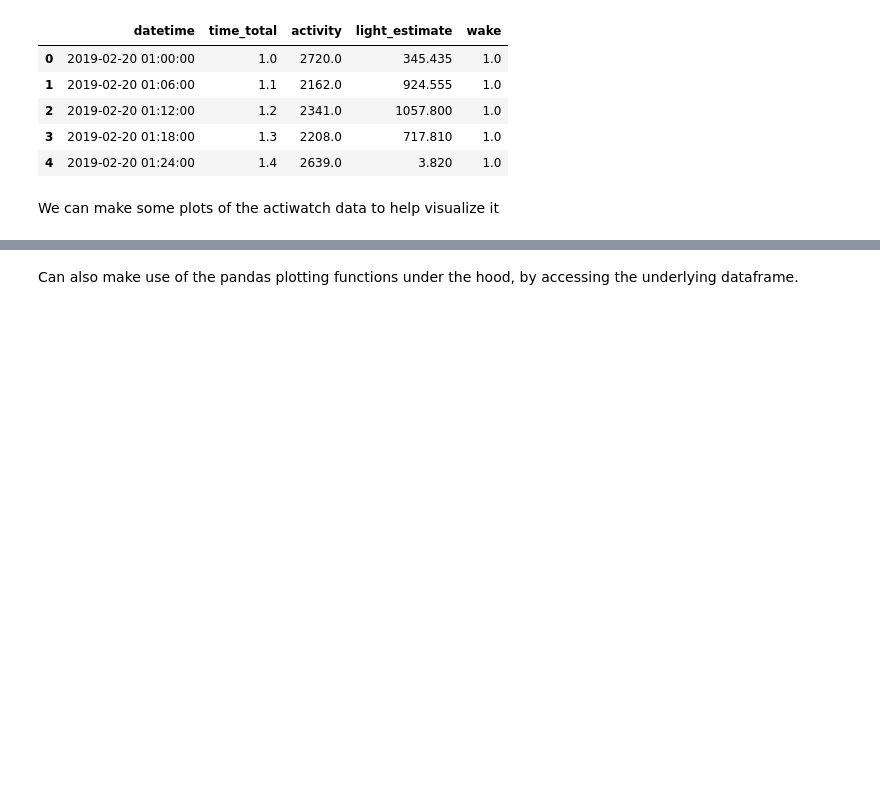
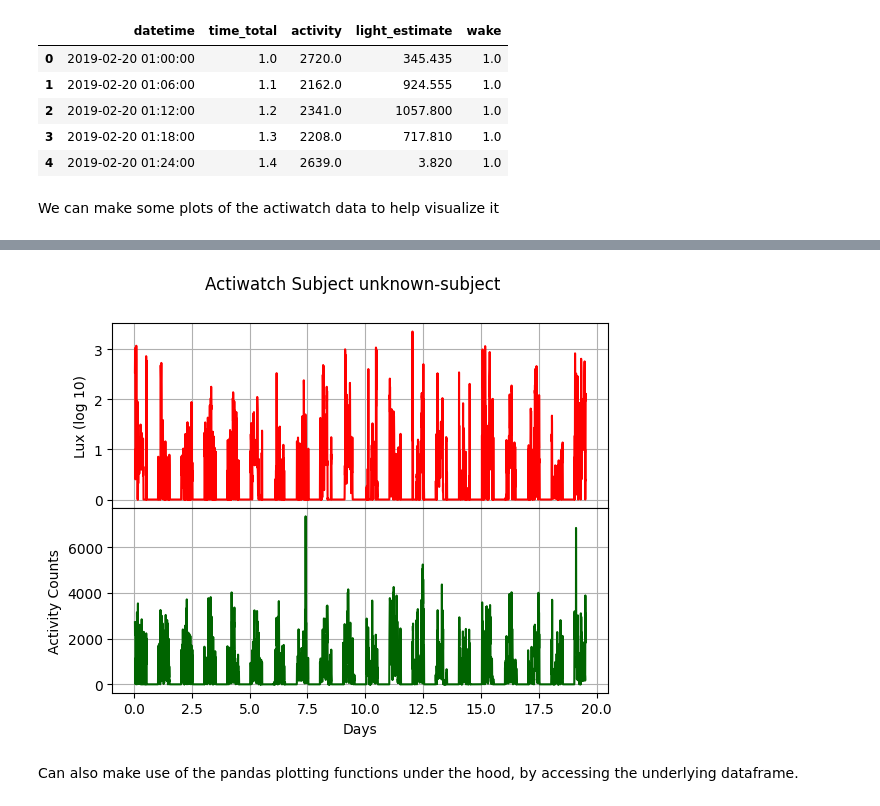
Before and after one commit to Arcascope/circadian, a Jupyter notebook: nbs/05_readers.ipynb, the cells around one changed output, grey strips where cells are left out. Drawn from its saved outputs; the diff is of its cells as text; code cells hidden in the pictures; blank space fills up the shorter version.

```diff
--- a/nbs/05_readers.ipynb
+++ b/nbs/05_readers.ipynb
@@ -797,3 +792,7 @@ We can make some plots of the actiwatch data to help visualize it
+# %%
+sample_actiwatch.plot_light_activity()
+# %% [output]
+[figure, added]
 # %% [markdown]
 Can also make use of the pandas plotting functions under the hood, by accessing the underlying dataframe.
 # %%
```
Also changed, not shown: parts of 5 cells of this notebook, 2 other files.
